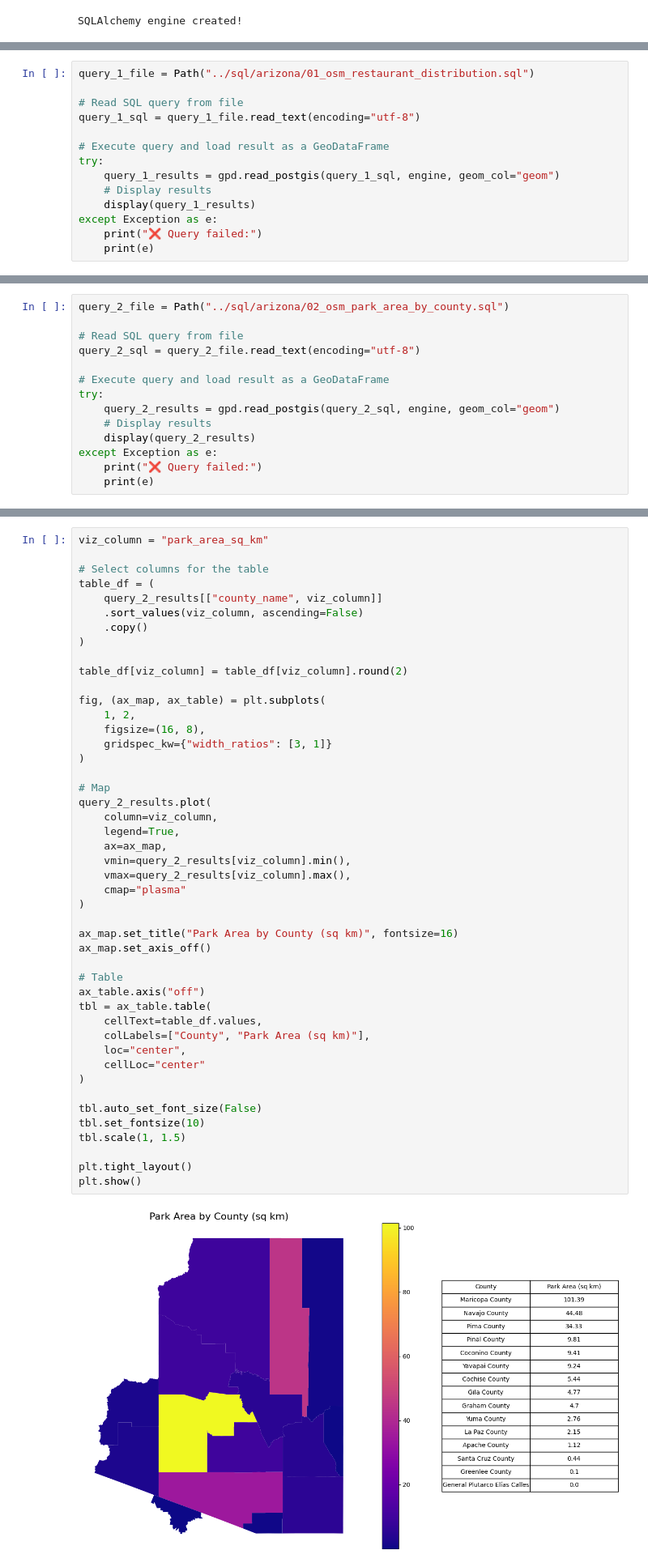
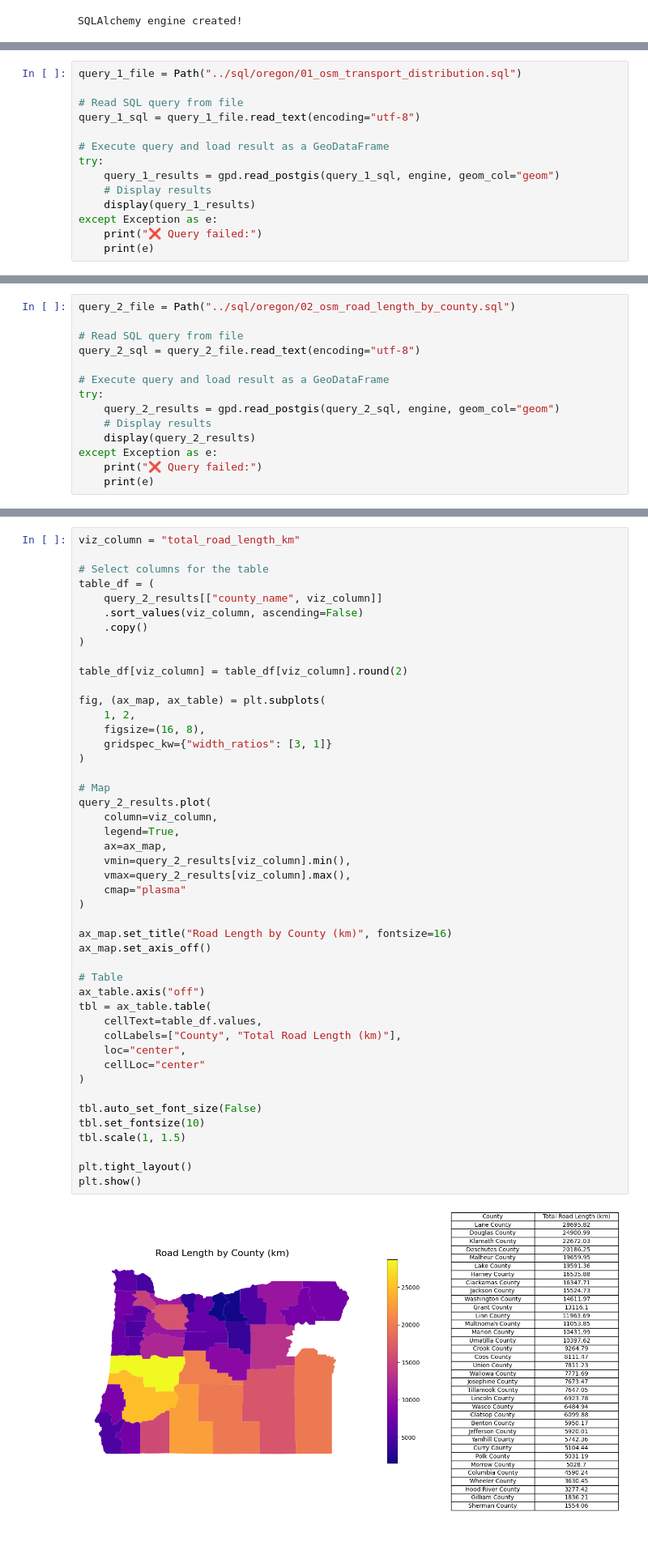
Before and after one commit to dessak/gist604b-osm-postgis-sp26, a Jupyter notebook: notebooks/osm_postgis_oregon.ipynb, the cells around one changed output, grey strips where cells are left out. Shown at 81% size. Cells and saved outputs as stored; diff of their text form; blank space fills up the shorter version.

Commit message:
sql files and oregon notebook finalized

```diff
--- a/notebooks/osm_postgis_oregon.ipynb
+++ b/notebooks/osm_postgis_oregon.ipynb
@@ -149,7 +133,7 @@ This query extracts restaurant point locations for spatial distribution analysis
 
 The SQL query is stored in a separate `.sql` file. In this step, we read the query into Python, send it to the PostGIS database, and load the result as a GeoDataFrame.
 # %%
-query_1_file = Path("../sql/arizona/01_osm_restaurant_distribution.sql")
+query_1_file = Path("../sql/oregon/01_osm_transport_distribution.sql")
 
 # Read SQL query from file
 query_1_sql = query_1_file.read_text(encoding="utf-8")
@@ -215,5 +203,5 @@ This query calculates the total area of parks in each county in square kilometer
 # %%
-query_2_file = Path("../sql/arizona/02_osm_park_area_by_county.sql")
+query_2_file = Path("../sql/oregon/02_osm_road_length_by_county.sql")
 
 # Read SQL query from file
 query_2_sql = query_2_file.read_text(encoding="utf-8")
@@ -252,5 +243,5 @@ In this map, each county is colored by its **total park area (in square kilomete
 # %%
-viz_column = "park_area_sq_km"
+viz_column = "total_road_length_km"
 
 # Select columns for the table
 table_df = (
@@ -267,33 +258,33 @@ fig, (ax_map, ax_table) = plt.subplots(
     gridspec_kw={"width_ratios": [3, 1]}
 )
 
 # Map
 query_2_results.plot(
     column=viz_column,
     legend=True,
     ax=ax_map,
     vmin=query_2_results[viz_column].min(),
     vmax=query_2_results[viz_column].max(),
     cmap="plasma"
 )
 
-ax_map.set_title("Park Area by County (sq km)", fontsize=16)
+ax_map.set_title("Road Length by County (km)", fontsize=16)
 ax_map.set_axis_off()
 
 # Table
 ax_table.axis("off")
 tbl = ax_table.table(
     cellText=table_df.values,
-    colLabels=["County", "Park Area (sq km)"],
+    colLabels=["County", "Total Road Length (km)"],
     loc="center",
     cellLoc="center"
 )
 
 tbl.auto_set_font_size(False)
 tbl.set_fontsize(10)
 tbl.scale(1, 1.5)
 
 plt.tight_layout()
 plt.show()
 # %% [output]
-[figure, old version]
+[figure, new version]
```
Also changed, not shown: parts of 27 cells of this notebook, 3 other files.
